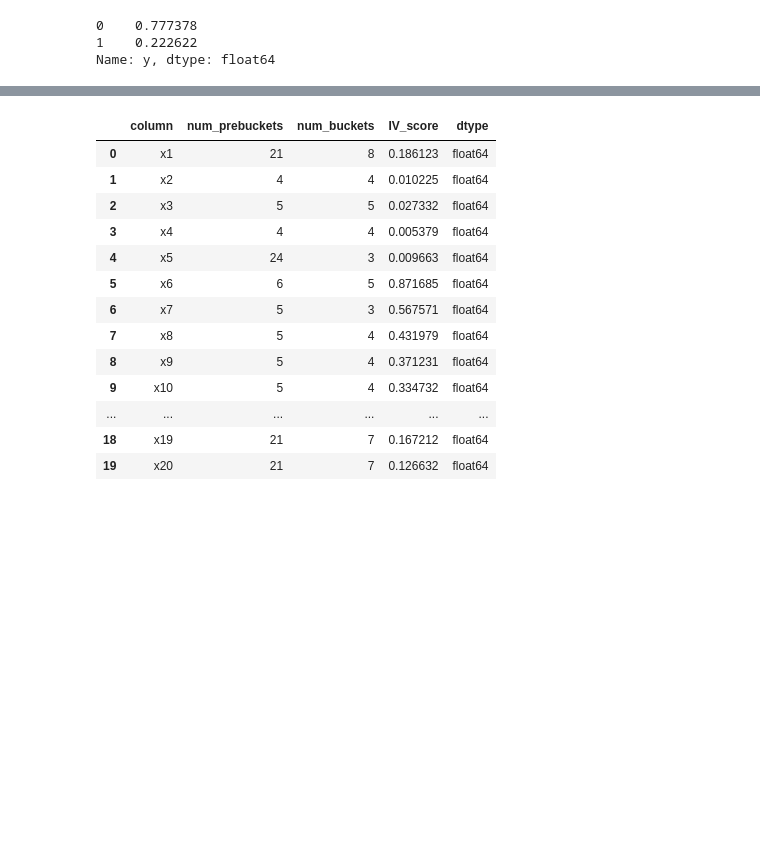
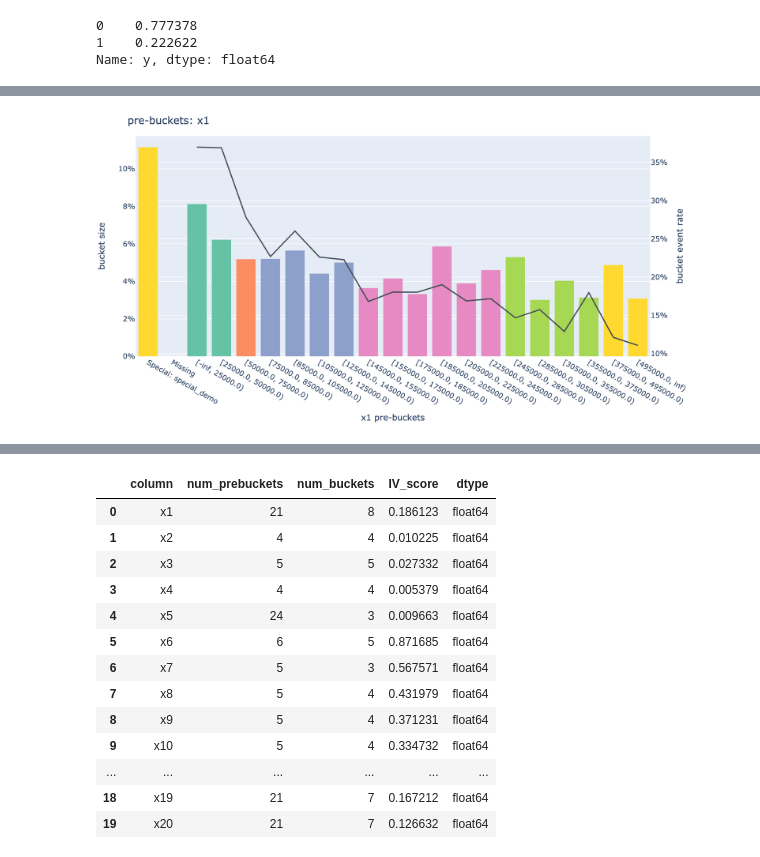
Before and after one commit to ing-bank/skorecard, a Jupyter notebook: docs/tutorials/1_bucketing.ipynb, the cells around one changed output, grey strips where cells are left out. Cells and saved outputs as stored; diff of their text form; code cells hidden in the pictures; blank space fills up the shorter version.

Commit message:
fix plots and remove todo for issue 167

```diff
--- a/docs/tutorials/1_bucketing.ipynb
+++ b/docs/tutorials/1_bucketing.ipynb
@@ -406,0 +394,4 @@ bucketing_process.plot_bucket('x1')
+# %%
+bucketing_process.plot_prebucket('x1', format="png", scale=2, width=1050, height=525)
+# %% [output]
+[figure, added]
```
Also changed, not shown: parts of 5 cells of this notebook.
